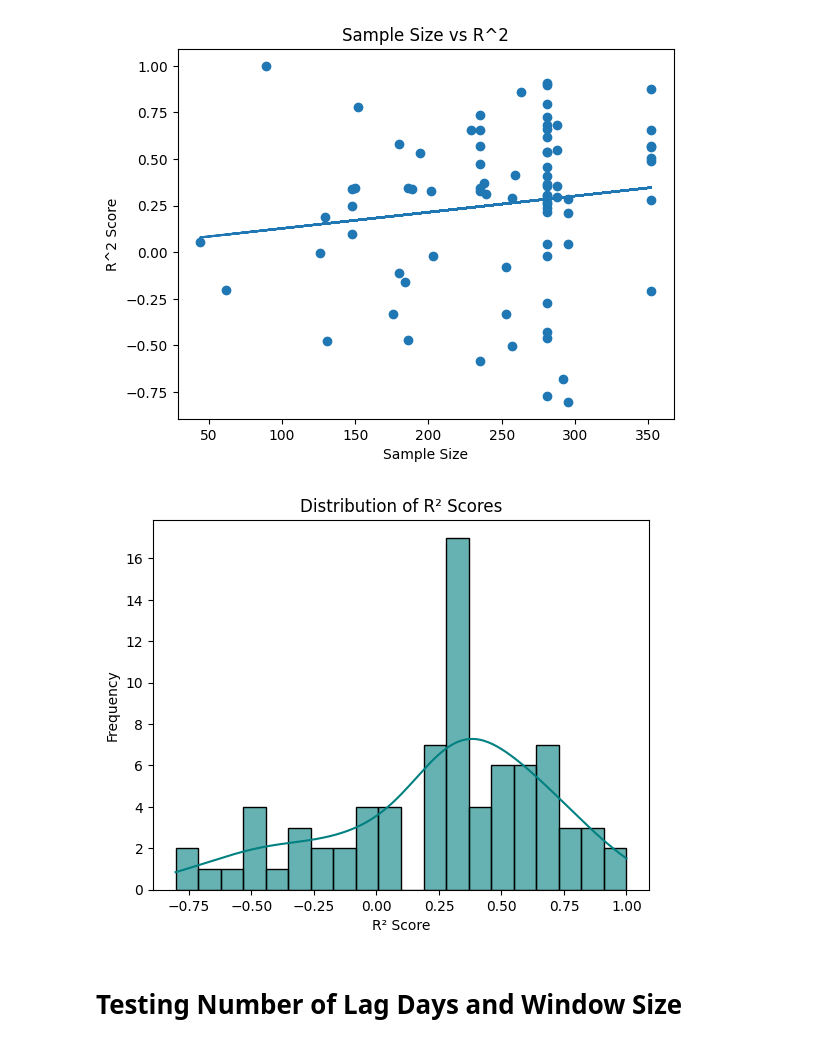
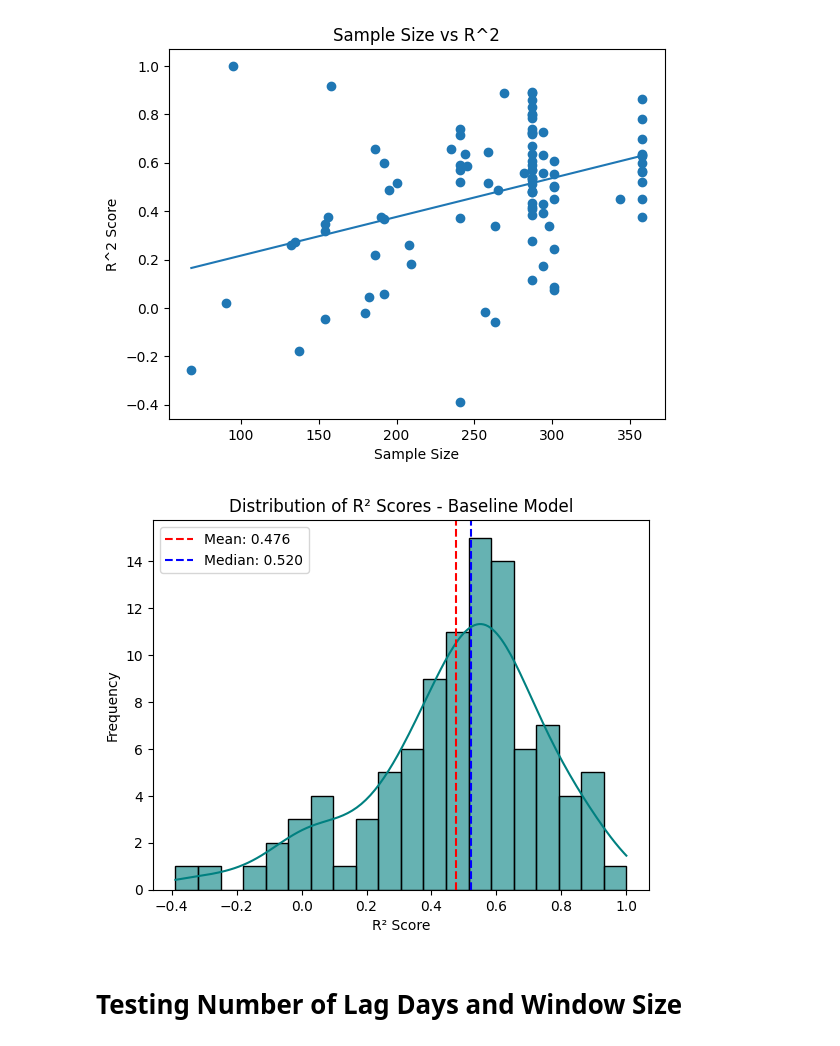
Before and after one commit to Temple-University-CIS-4496/cis-4496-project-hvac, a Jupyter notebook: Code/Modeling/BaseModelNewPreprocessing.ipynb, the cells around one changed output. Drawn from its saved outputs; the diff is of its cells as text; code cells hidden in the pictures.

```diff
--- a/Code/Modeling/BaseModelNewPreprocessing.ipynb
+++ b/Code/Modeling/BaseModelNewPreprocessing.ipynb
@@ -95,5 +96,5 @@ final feature set: 147 total
 # %%
-window_size = 10
+window_size = 28
 
 df_lags = df_lags[final_feature_set + ["daily_runtime_hours"]]
 df_lags_dropped = df_lags.dropna() #drop lagged which are missing
@@ -176,6 +183,6 @@ RMSE: 3.473227671892211
 # %%
 chart = pred_df.set_index('date')[['y_true', 'y_pred']].plot(
-    title='Rolling Window Prediction'
+    title='Rolling Window Prediction - Lasso Model'
 )
 
 chart.set_xlabel("Date")
@@ -254,6 +261,10 @@ evs_list = []
 data_count_list = []
 dropped_rows_list = []
 flagged_list = []
+pooled_pairs = []
+
+window_size = 28
+LAG_DAYS = 1
 
 for i in range (1, 101):
     file_path = "C:/Users/coffm/Downloads/CIS4496/thermo-data/processed_daily/timeseries_table_" + str(i) +"_daily.csv"
@@ -287,12 +298,13 @@ for i in range (1, 101):
         evs_list.append(0)
         sample_count_list.append(0)
         flagged_list.append(i*100)
+        pooled_pairs.append([],[])
         continue
 
 
     lag_cols_for_shift = [c for c in lag_worthy_features if c in df.columns]
 
-    LAG_DAYS = 7
+
 
     lags = []
     for j in range(1, LAG_DAYS + 1):
@@ -312,8 +324,6 @@ for i in range (1, 101):
     day_only_feats = [c for c in same_day_feats if c != "daily_runtime_hours"]
 
     final_feature_set = day_only_feats + lag_feats
-
-    window_size = 10
 
     df_lags = df_lags[final_feature_set + ["daily_runtime_hours"]]
 
@@ -340,6 +350,7 @@ for i in range (1, 101):
         r2_list.append(-10)
         evs_list.append(0)
         flagged_list.append(i)
+        pooled_pairs.append(([], []))
         continue
 
     windows = []
@@ -373,6 +384,10 @@ for i in range (1, 101):
         model.fit(X_train_scaled, y_train)
 
         y_pred = model.predict(X_test_scaled)[0]
+        if y_pred > 24:
+            y_pred = 24
+        elif y_pred < 0:
+            y_pred = 0
 
         predictions.append({
             'y_true': y_test.iloc[0],
@@ -384,6 +399,21 @@ for i in range (1, 101):
 
     avg_coef = np.mean(coefs, axis=0)
     pred_df = pd.DataFrame(predictions)
+
+    if len(pred_df) == 0:
+        mse_list.append(0)
+        rmse_list.append(np.sqrt(0))
+        mae_list.append(0)
+        medae_list.append(0)
+        maxae_list.append(0)
+        mape_list.append(0)
+        smape_list.append(0)
+        #dummy r^2 value so that the list is filtered out
+        r2_list.append(-10)
+        evs_list.append(0)
+        flagged_list.append(i)
+        pooled_pairs.append(([], []))
+        continue
 
     mse = mean_squared_error(pred_df['y_true'], pred_df['y_pred'])
 
@@ -409,6 +439,7 @@ for i in range (1, 101):
     smape_list.append(smape_val)
     r2_list.append(r2)
     evs_list.append(evs)
+    pooled_pairs.append((pred_df["y_true"].to_numpy(), pred_df["y_pred"].to_numpy()))
 
 
 
@@ -480,25 +523,42 @@ import matplotlib.pyplot as plt
 plt.figure()
 plt.scatter(data_count_list, r2_list)
 
+# fit linear trendline
+z = np.polyfit(data_count_list, r2_list, 1)
+p = np.poly1d(z)
+
+# plot trendline (sorted x for clean line)
+x_sorted = np.sort(data_count_list)
+plt.plot(x_sorted, p(x_sorted))
+
 plt.xlabel("Sample Size")
 plt.ylabel("R^2 Score")
 plt.title("Sample Size vs R^2")
 
 plt.show()
 # %% [output]
-[figure, old version]
+[figure, new version]
 # %%
+import numpy as np
 import seaborn as sns
+import matplotlib.pyplot as plt
+
+mean_val = np.mean(r2_list)
+median_val = np.median(r2_list)
 
 sns.histplot(r2_list, bins=20, kde=True, color='teal', alpha=0.6)
 
-plt.title("Distribution of R² Scores")
+plt.axvline(mean_val, color='red', linestyle='--', label=f'Mean: {mean_val:.3f}')
+plt.axvline(median_val, color='blue', linestyle='--', label=f'Median: {median_val:.3f}')
+
+plt.title("Distribution of R² Scores - Baseline Model")
 plt.xlabel("R² Score")
 plt.ylabel("Frequency")
 
+plt.legend()
 plt.show()
 # %% [output]
-[figure, old version]
+[figure, new version]
 # %% [markdown]
 # Testing Number of Lag Days and Window Size
 # %%
```
Also changed, not shown: parts of 29 cells of this notebook.
